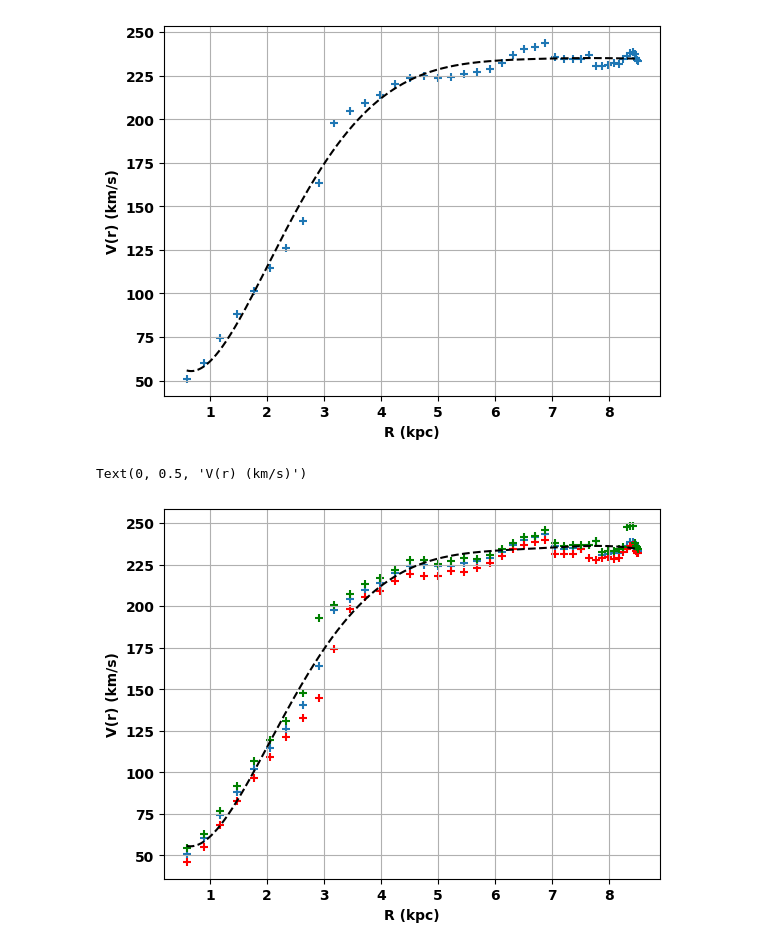
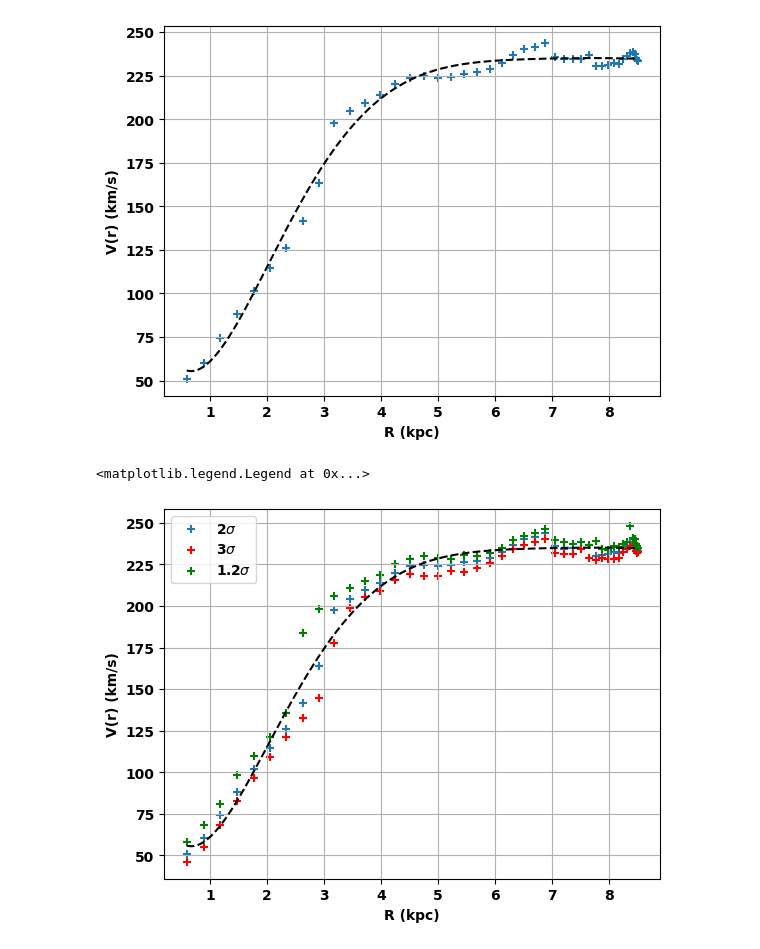
Before and after one commit to gregorycorcoran/Python-Notebooks, a Jupyter notebook: Homework2.ipynb, the cells around one changed output. Drawn from its saved outputs; the diff is of its cells as text; code cells hidden in the pictures.

```diff
--- a/Homework2.ipynb
+++ b/Homework2.ipynb
@@ -167,6 +171,7 @@ for file in spec_list:
     plt.ylabel('Intensity (Arb.)')
     plt.xlabel('Velocity (km/s)')
     plt.grid(True)
+    plt.legend()
     number=file.split('\\')[-1].split('.')[0]
     plt.savefig(f'C:/Users/gjc10/Desktop/GalData/test_plots/{number}.png')
     plt.close()
@@ -202,6 +207,8 @@ for file in spec_list:
     plt.axvline(x=v_max,ymin=np.min(filtered_spec),ymax=np.max(filtered_spec),color='r',ls='--')
     plt.title(f'l = {l} degrees')#Helpful for recognising plots
     plt.grid(True)
+    plt.ylabel('Intensity (Arb.)')
+    plt.xlabel('Velocity (km/s)')
     number=file.split('\\')[-1].split('.')[0]
     plt.savefig(f'C:/Users/gjc10/Desktop/GalData/test_plots2/{number}.png')
     plt.close()
@@ -216,12 +223,14 @@ for file in spec_list:
     #print(file)
     l,LSR_Corr,OnFreq,On,OffFreq,Off,Cal= Opener(file)
     vels,filtered_spec =Processor(OnFreq,On,Off,Cal,LSR_Corr)
-    v_max=V_max_finder(vels,filtered_spec,thres=1.5)
+    v_max=V_max_finder(vels,filtered_spec,thres=1.2)
     #Plots saved for diagnosis of issues and ensuring correct
     plt.plot(vels,filtered_spec)#plots spec
     plt.axhline(y=np.mean(filtered_spec)+1.1*np.std(filtered_spec),xmin=np.min(vels),xmax=np.max(vels),color='r',ls='--')#These two lines check determination
     plt.axvline(x=v_max,ymin=np.min(filtered_spec),ymax=np.max(filtered_spec),color='r',ls='--')
     plt.title(f'l = {l} degrees')#Helpful for recognising plots
+    plt.ylabel('Intensity (Arb.)')
+    plt.xlabel('Velocity (km/s)')
     plt.grid(True)
     number=file.split('\\')[-1].split('.')[0]
     plt.savefig(f'C:/Users/gjc10/Desktop/GalData/test_plots3/{number}.png')
@@ -230,15 +239,16 @@ for file in spec_list:
     R_list3.append(r)
     V_list3.append(v)
 # %%
-plt.scatter(R_list,V_list,marker='+')
-plt.scatter(R_list2,V_list2,marker='+',color='r')
-plt.scatter(R_list3,V_list3,marker='+',color='g')
+plt.scatter(R_list,V_list,marker='+',label='$2\\sigma$')
+plt.scatter(R_list2,V_list2,marker='+',color='r',label='$3\\sigma$')
+plt.scatter(R_list3,V_list3,marker='+',color='g',label='$1.2\\sigma$')
 #Doesnt work well for such a low threshold
 plt.plot(R_space,Poly(R_space,popt1[0],popt1[1],popt1[2],popt1[3],popt1[4],popt1[5],popt1[6]),color='black',ls='--')
 plt.grid(True)
 plt.xlabel('R (kpc)')
 plt.ylabel('V(r) (km/s)')
+plt.legend()
 #plt.ylim(0,280)
 # %% [output]
-Text(0, 0.5, 'V(r) (km/s)')
+<matplotlib.legend.Legend at 0x...>
-[figure, old version]
+[figure, new version]
```
Also changed, not shown: parts of 4 cells of this notebook.
